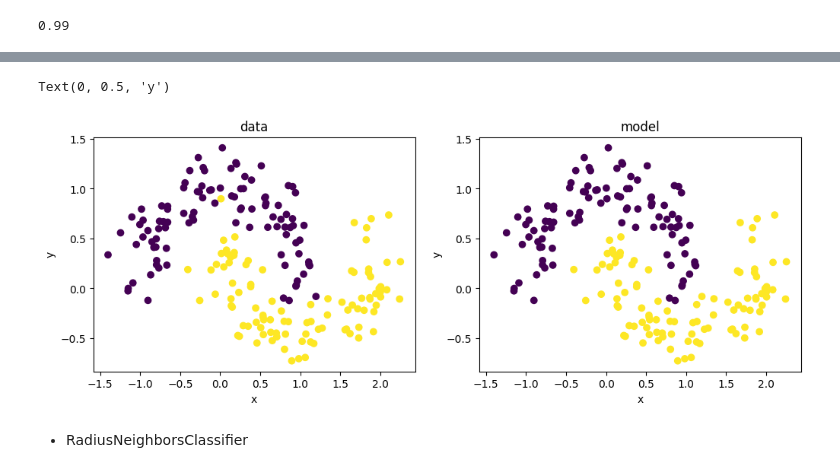
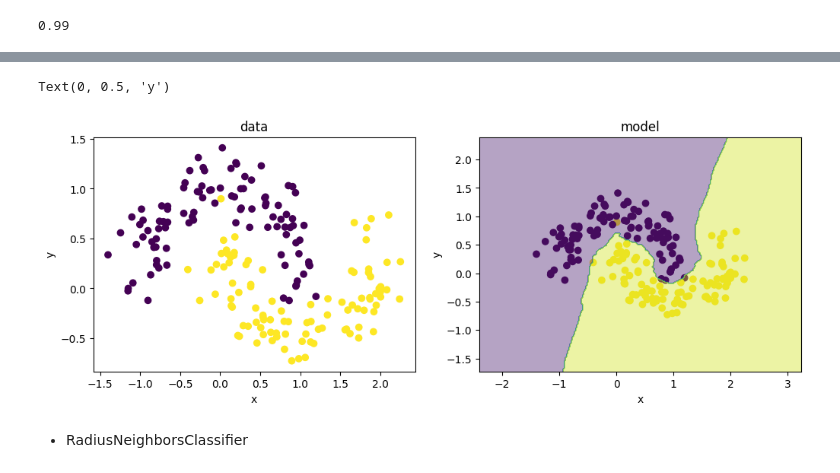
Before and after one commit to niangfniang/machine_learning, a Jupyter notebook: knn.ipynb, the cells around one changed output, grey strips where cells are left out. Cells and saved outputs as stored; diff of their text form; code cells hidden in the pictures.

```diff
--- a/knn.ipynb
+++ b/knn.ipynb
@@ -33,16 +37,26 @@ model.score(x, y)
 # %%
+x_grid, y_grid = np.meshgrid(
+    np.arange(x[:,0].min()-1, x[:,0].max()+1, 0.02),
+    np.arange(x[:,1].min()-1, x[:,1].max()+1, 0.02)
+    )
+z_grid = model.predict(np.c_[x_grid.ravel(), y_grid.ravel()])
+z_grid = z_grid.reshape(x_grid.shape)
+#print(x_grid.shape, y_grid.shape, z.shape, y_plot.shape)
+
 fig, ax = plt.subplots(1, 2, figsize=(12, 4))
 ax[0].scatter(x[:,0], x[:,1], c=y)
 ax[0].set_title("data")
 ax[0].set_xlabel("x")
 ax[0].set_ylabel("y")
-ax[1].scatter(x[:,0], x[:,1], c=y_pred)
+
+ax[1].scatter(x[:,0], x[:,1], c=y)
+ax[1].contourf(x_grid, y_grid, z_grid, alpha=0.4)
 ax[1].set_title("model")
 ax[1].set_xlabel("x")
 ax[1].set_ylabel("y")
 # %% [output]
 Text(0, 0.5, 'y')
-[figure, old version]
+[figure, new version]
 # %% [markdown]
 * RadiusNeighborsClassifier
 # %%
```
Also changed, not shown: parts of 7 cells of this notebook.
